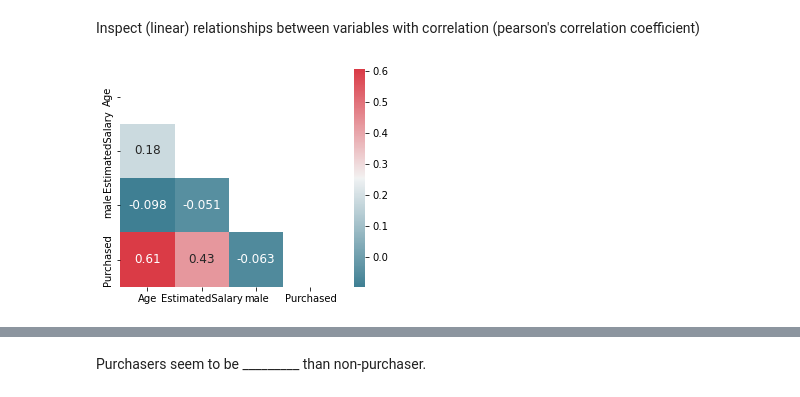
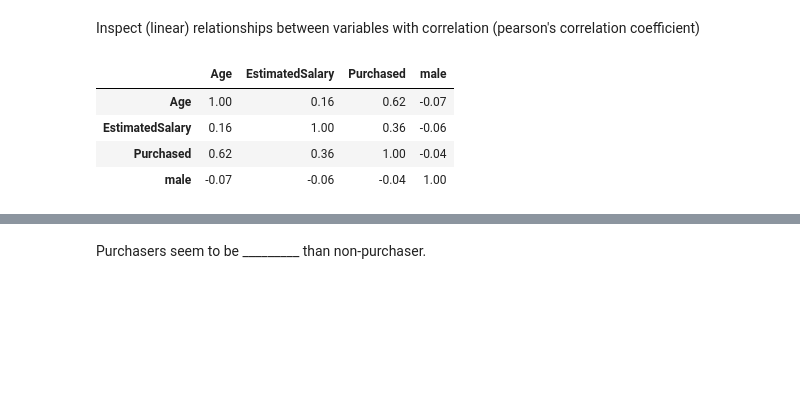
Before and after one commit to kirenz/classification, a Jupyter notebook: docs/logistic-online.ipynb, the cells around one changed output, grey strips where cells are left out. Drawn from its saved outputs; the diff is of its cells as text; code cells hidden in the pictures; blank space fills up the shorter version.

```diff
--- a/docs/logistic-online.ipynb
+++ b/docs/logistic-online.ipynb
@@ -115,19 +115,13 @@ sns.pairplot(hue='Purchased', kind="reg", diag_kind="kde", data=train_dataset);
 # %% [markdown]
 Inspect (linear) relationships between variables with correlation (pearson's correlation coefficient)
 # %%
-import numpy as np
-
-# Calculate correlation using the default method ( "pearson")
-corr = train_dataset.corr()
-# optimize aesthetics: generate mask for removing duplicate / unnecessary info
-mask = np.zeros_like(corr, dtype=bool)
-mask[np.triu_indices_from(mask)] = True
-# Generate a custom diverging colormap as indicator for correlations:
-cmap = sns.diverging_palette(220, 10, as_cmap=True)
-# Plot
-sns.heatmap(corr, mask=mask, cmap=cmap, annot=True, square=True, annot_kws={"size": 12});
+df.corr().round(2)
 # %% [output]
-[figure, removed]
+|  | Age | EstimatedSalary | Purchased | male |
+| Age | 1.00 | 0.16 | 0.62 | -0.07 |
+| EstimatedSalary | 0.16 | 1.00 | 0.36 | -0.06 |
+| Purchased | 0.62 | 0.36 | 1.00 | -0.04 |
+| male | -0.07 | -0.06 | -0.04 | 1.00 |
 # %%
 sns.kdeplot(hue="Purchased", x='Age', data=train_dataset);
 # %% [output]
```
Also changed, not shown: parts of 9 cells of this notebook.
